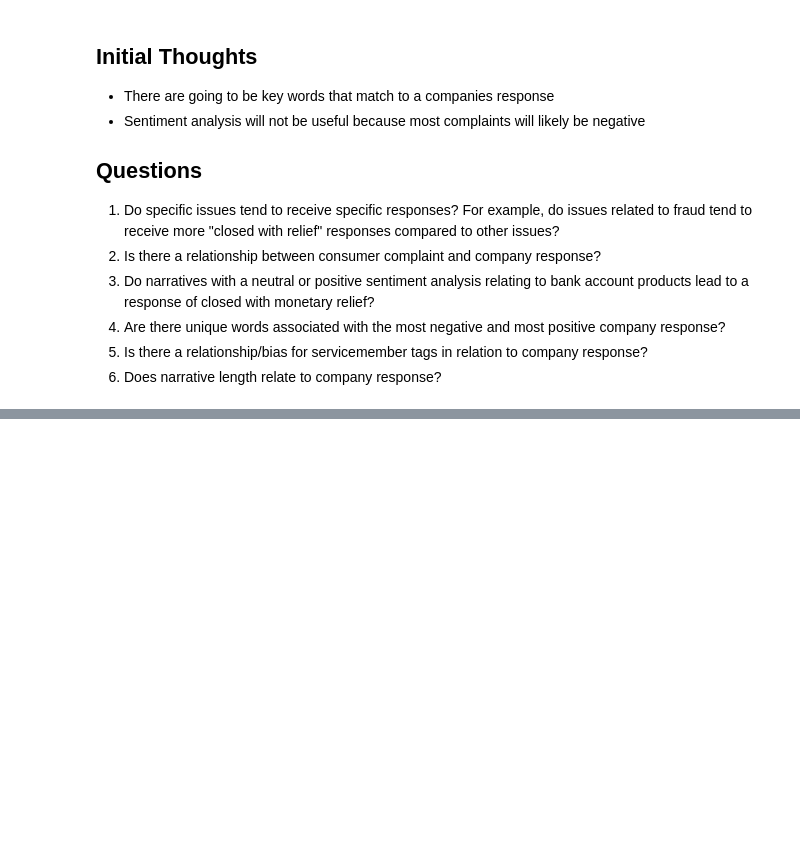
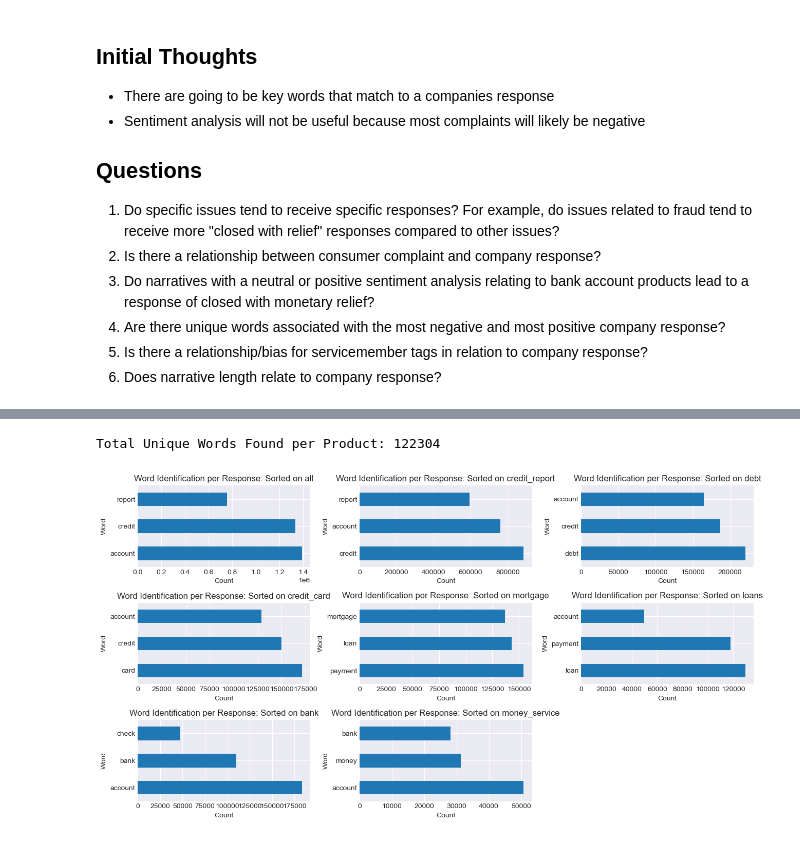
Before and after one commit to DATA-TRAC/consumer-complaint-response, a Jupyter notebook: ali-notebook.ipynb, the cells around one changed output, grey strips where cells are left out. Saved outputs shown, nothing was run; the diff lists cells and outputs as text; code cells hidden in the pictures; blank space fills up the shorter version.

```diff
--- a/ali-notebook.ipynb
+++ b/ali-notebook.ipynb
@@ -59,0 +85,10 @@ Test: (249348, 8)
+# %%
+word_counts_products = ex.get_words_products(train).sort_values(by='all',ascending=False)
+word_counts_products.to_parquet('word_counts_products.parquet')
+word_counts_products = pd.read_parquet('word_counts_products.parquet')
+# %% [output]
+Total Unique Words Found per Product: 122304
+# %%
+ex.unique_words(word_counts_products)
+# %% [output]
+[figure, added]
```
Also changed, not shown: parts of 34 cells of this notebook.
